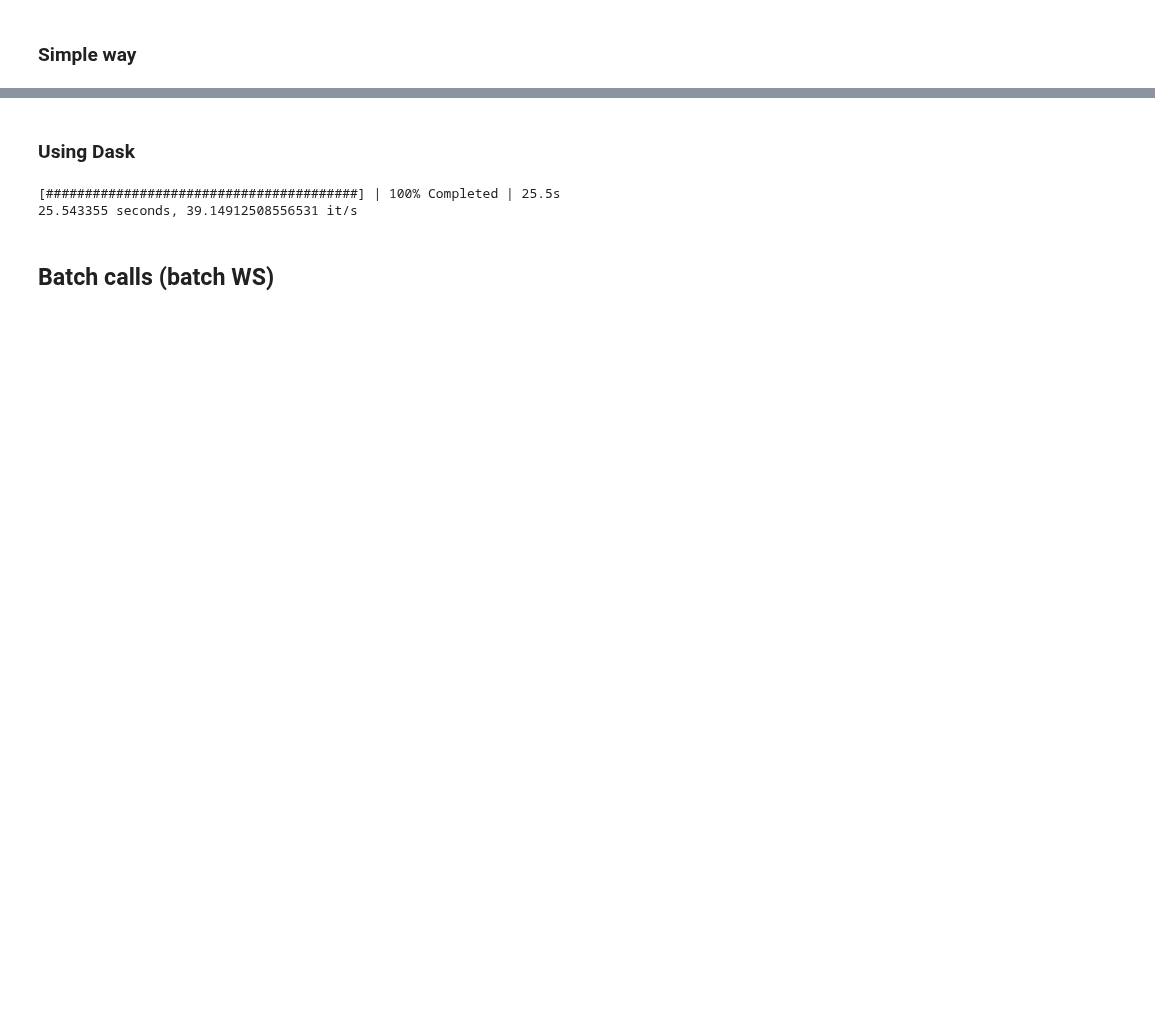
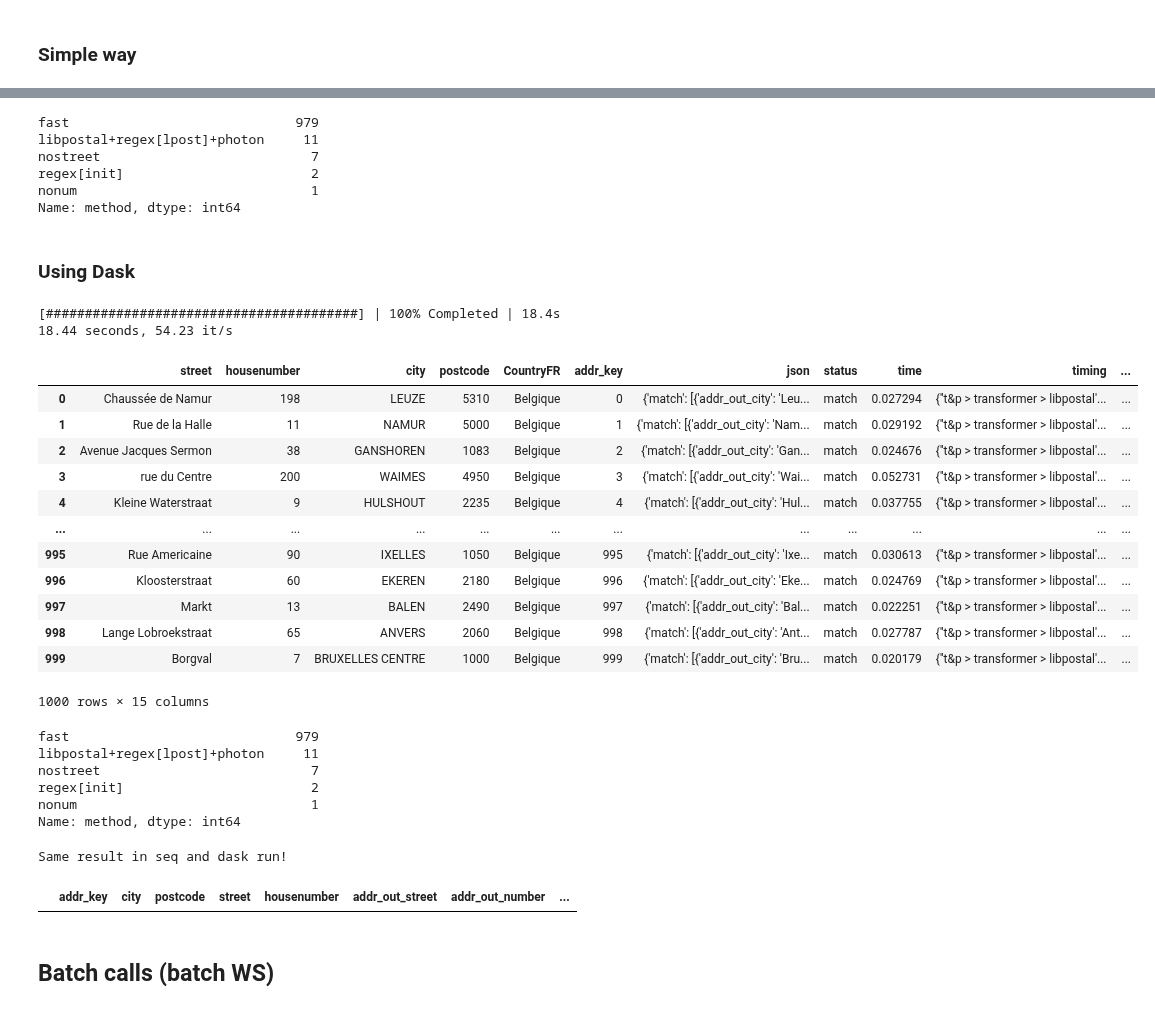
Before and after one commit to SmalsResearch/NominatimWrapper, a Jupyter notebook: AddressCleanserREST_test.ipynb, the cells around one changed output, grey strips where cells are left out. Cells and saved outputs as stored; diff of their text form; code cells hidden in the pictures; blank space fills up the shorter version.

```diff
--- a/AddressCleanserREST_test.ipynb
+++ b/AddressCleanserREST_test.ipynb
@@ -219,19 +228,41 @@ sum(addresses.iloc[5].json["timing"].values())
+# %%
+addresses_seq.method.value_counts()
+# %% [output]
+fast                             979
+libpostal+regex[lpost]+photon     11
+nostreet                           7
+regex[init]                        2
+nonum                              1
+Name: method, dtype: int64
 # %% [markdown]
 ### Using Dask
+# %%
+addresses_dask = addresses.copy()
 # %%
 t = datetime.now()
-dd_addresses = dd.from_pandas(addresses, npartitions=8)
+dd_addresses = dd.from_pandas(addresses_dask, npartitions=8)
 
 dask_task = dd_addresses.apply(call_ws, check_result=False, meta=('x', 'str'), axis=1)
 
 with ProgressBar():
-    addresses["json"] = dask_task.compute()
+    addresses_dask["json"] = dask_task.compute()
 
 tot_time = (datetime.now() - t).total_seconds()
-print(f"{tot_time} seconds, {addresses.shape[0]/tot_time} it/s")
+print(f"{tot_time:.2f} seconds, {addresses_dask.shape[0]/tot_time:.2f} it/s")
+# KBO dataset:
+# Fastmode:    15.81 seconds, 63.27 it/s
+# Normal mode: 24.52 seconds, 40.79 it/s
+
+# Resto dataset:
+# Normal mode: 27.86 seconds, 35.89 it/s
+# Fast mode:   18.44 seconds, 54.23 it/s
+
+# Best dataset:
+# Normal mode: 16.11 seconds, 62.07 it/s
+# Fast mode:    9.76 seconds, 102.42 it/s
 # %% [output]
-[########################################] | 100% Completed | 25.5s
-25.543355 seconds, 39.14912508556531 it/s
+[########################################] | 100% Completed | 18.4s
+18.44 seconds, 54.23 it/s
 # %%
 # 1000, 1 worker: 4m18
 # 4 workers, npart=4 : 1m20
@@ -245,4 +274,41 @@ expand_json(addresses)
+# %%
+expand_json(addresses_dask)
+addresses_dask
+# %% [output]
+|  | street | housenumber | city | postcode | CountryFR | addr_key | json | status | time | timing | ... |
+| 0 | Chaussée de Namur | 198 | LEUZE | 5310 | Belgique | 0 | {'match': [{'addr_out_city': 'Leu... | match | 0.027294 | {''t&p > transformer > libpostal'... | ... |
+| 1 | Rue de la Halle | 11 | NAMUR | 5000 | Belgique | 1 | {'match': [{'addr_out_city': 'Nam... | match | 0.029192 | {''t&p > transformer > libpostal'... | ... |
+| 2 | Avenue Jacques Sermon | 38 | GANSHOREN | 1083 | Belgique | 2 | {'match': [{'addr_out_city': 'Gan... | match | 0.024676 | {''t&p > transformer > libpostal'... | ... |
+| 3 | rue du Centre | 200 | WAIMES | 4950 | Belgique | 3 | {'match': [{'addr_out_city': 'Wai... | match | 0.052731 | {''t&p > transformer > libpostal'... | ... |
+| 4 | Kleine Waterstraat | 9 | HULSHOUT | 2235 | Belgique | 4 | {'match': [{'addr_out_city': 'Hul... | match | 0.037755 | {''t&p > transformer > libpostal'... | ... |
+| ... | ... | ... | ... | ... | ... | ... | ... | ... | ... | ... | ... |
+| 995 | Rue Americaine | 90 | IXELLES | 1050 | Belgique | 995 | {'match': [{'addr_out_city': 'Ixe... | match | 0.030613 | {''t&p > transformer > libpostal'... | ... |
+| 996 | Kloosterstraat | 60 | EKEREN | 2180 | Belgique | 996 | {'match': [{'addr_out_city': 'Eke... | match | 0.024769 | {''t&p > transformer > libpostal'... | ... |
+| 997 | Markt | 13 | BALEN | 2490 | Belgique | 997 | {'match': [{'addr_out_city': 'Bal... | match | 0.022251 | {''t&p > transformer > libpostal'... | ... |
+| 998 | Lange Lobroekstraat | 65 | ANVERS | 2060 | Belgique | 998 | {'match': [{'addr_out_city': 'Ant... | match | 0.027787 | {''t&p > transformer > libpostal'... | ... |
+| 999 | Borgval | 7 | BRUXELLES CENTRE | 1000 | Belgique | 999 | {'match': [{'addr_out_city': 'Bru... | match | 0.020179 | {''t&p > transformer > libpostal'... | ... |
+1000 rows × 15 columns
 # %%
-# addresses.json.loc[550]
+addresses_dask.method.value_counts()#.json.loc[550]
+# %% [output]
+fast                             979
+libpostal+regex[lpost]+photon     11
+nostreet                           7
+regex[init]                        2
+nonum                              1
+Name: method, dtype: int64
+# %%
+mg = addresses_seq[["addr_key", "city", "postcode","street", "housenumber", "addr_out_street", "addr_out_number", "addr_out_postcode", "addr_out_city"]].merge(
+    addresses_dask[["addr_key", "city", "postcode","street", "housenumber", "addr_out_street", "addr_out_number", "addr_out_postcode", "addr_out_city"]], how="outer", indicator=True)
+if mg.shape[0] == addresses.shape[0]:
+    print("Same result in seq and dask run!")
+else:
+    print("!!! Not the same result in seq and dask run!")
+# %% [output]
+Same result in seq and dask run!
+# %%
+mg[mg._merge != "both"].sort_values("addr_key")
+# %% [output]
+|  | addr_key | city | postcode | street | housenumber | addr_out_street | addr_out_number | ... |
 # %% [markdown]
 ## Batch calls (batch WS)
```
Also changed, not shown: parts of 49 cells of this notebook, 9 other files.
